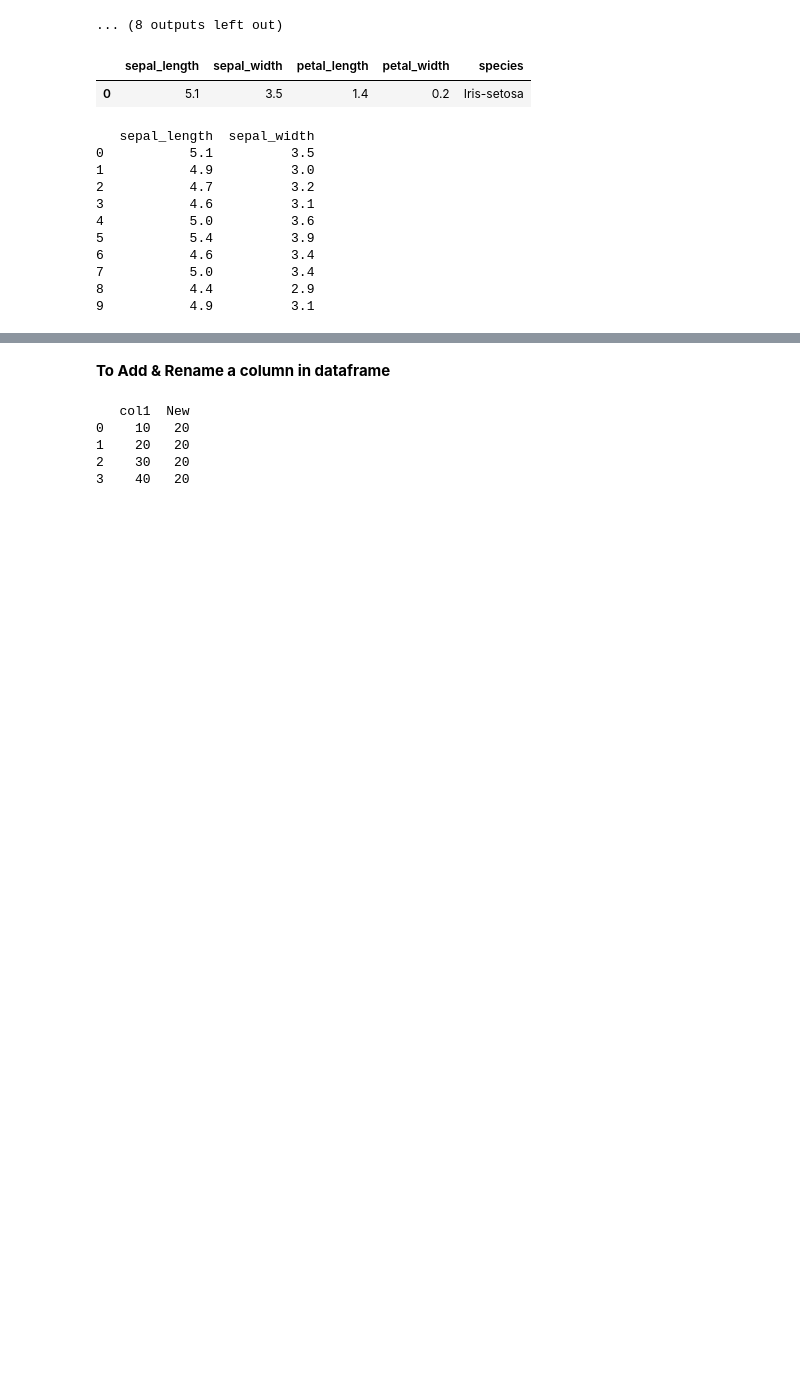
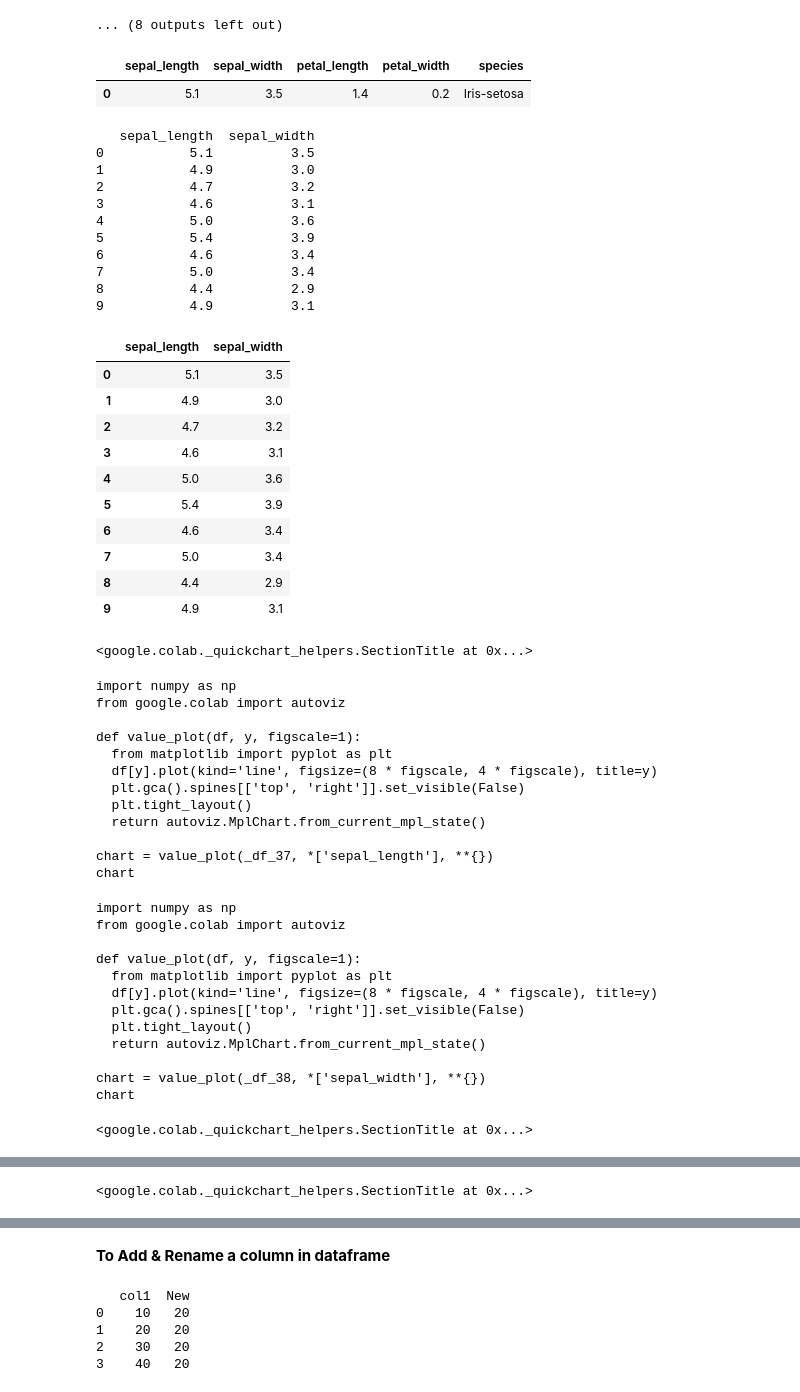
Before and after one commit to harshsinha-12/GoogleCollabTutorial, a Jupyter notebook: PandasTutorialHarsh.ipynb, the cells around one changed output, grey strips where cells are left out. Saved outputs shown, nothing was run; the diff lists cells and outputs as text; code cells hidden in the pictures; blank space fills up the shorter version.

```diff
--- a/PandasTutorialHarsh.ipynb
+++ b/PandasTutorialHarsh.ipynb
@@ -750,18 +974,56 @@ iris.iloc[0:1]
 # %%
 # Selection Using iloc for column
 # Syntax:- name.iloc[index]
 # have to pass an integer index in the method to select a specific row/column.
 # does not accept the boolean data
 print(iris.iloc[0:10,0:2])
+iris.iloc[0:10,0:2]
 # %% [output]
    sepal_length  sepal_width
 0           5.1          3.5
 1           4.9          3.0
 2           4.7          3.2
 3           4.6          3.1
 4           5.0          3.6
 5           5.4          3.9
 6           4.6          3.4
 7           5.0          3.4
 8           4.4          2.9
 9           4.9          3.1
+|  | sepal_length | sepal_width |
+| 0 | 5.1 | 3.5 |
+| 1 | 4.9 | 3.0 |
+| 2 | 4.7 | 3.2 |
+| 3 | 4.6 | 3.1 |
+| 4 | 5.0 | 3.6 |
+| 5 | 5.4 | 3.9 |
+| 6 | 4.6 | 3.4 |
+| 7 | 5.0 | 3.4 |
+| 8 | 4.4 | 2.9 |
+| 9 | 4.9 | 3.1 |
+<google.colab._quickchart_helpers.SectionTitle at 0x...>
+import numpy as np
+from google.colab import autoviz
+
+def value_plot(df, y, figscale=1):
+  from matplotlib import pyplot as plt
+  df[y].plot(kind='line', figsize=(8 * figscale, 4 * figscale), title=y)
+  plt.gca().spines[['top', 'right']].set_visible(False)
+  plt.tight_layout()
+  return autoviz.MplChart.from_current_mpl_state()
+
+chart = value_plot(_df_37, *['sepal_length'], **{})
+chart
+import numpy as np
+from google.colab import autoviz
+
+def value_plot(df, y, figscale=1):
+  from matplotlib import pyplot as plt
+  df[y].plot(kind='line', figsize=(8 * figscale, 4 * figscale), title=y)
+  plt.gca().spines[['top', 'right']].set_visible(False)
+  plt.tight_layout()
+  return autoviz.MplChart.from_current_mpl_state()
+
+chart = value_plot(_df_38, *['sepal_width'], **{})
+chart
+<google.colab._quickchart_helpers.SectionTitle at 0x...>
@@ -767,0 +1054 @@ print(iris.iloc[0:10,0:2])
+<google.colab._quickchart_helpers.SectionTitle at 0x...>
```
Also changed, not shown: parts of 34 cells of this notebook.
